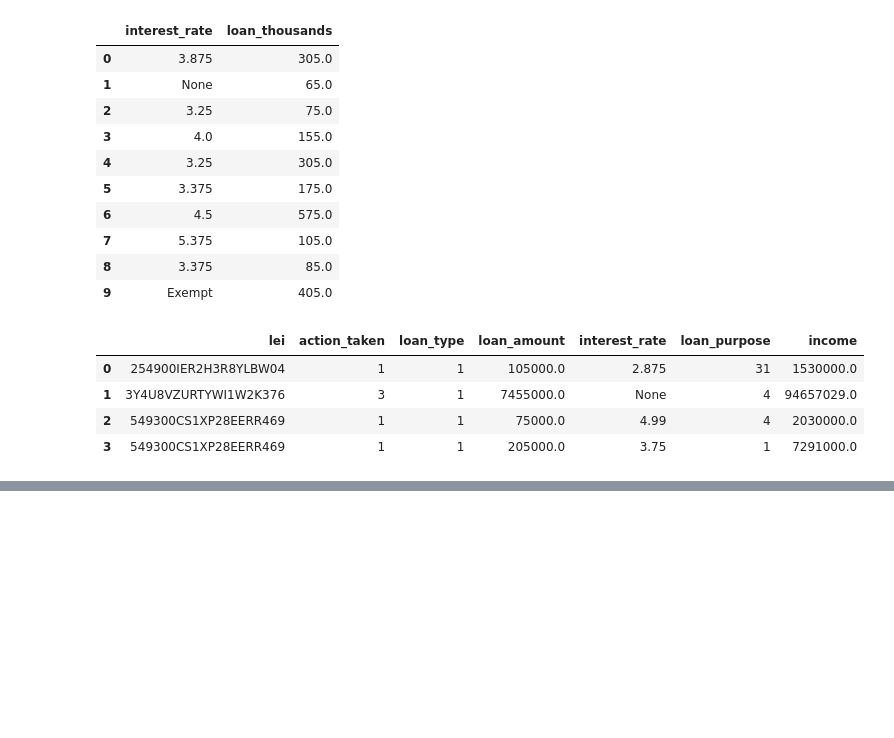
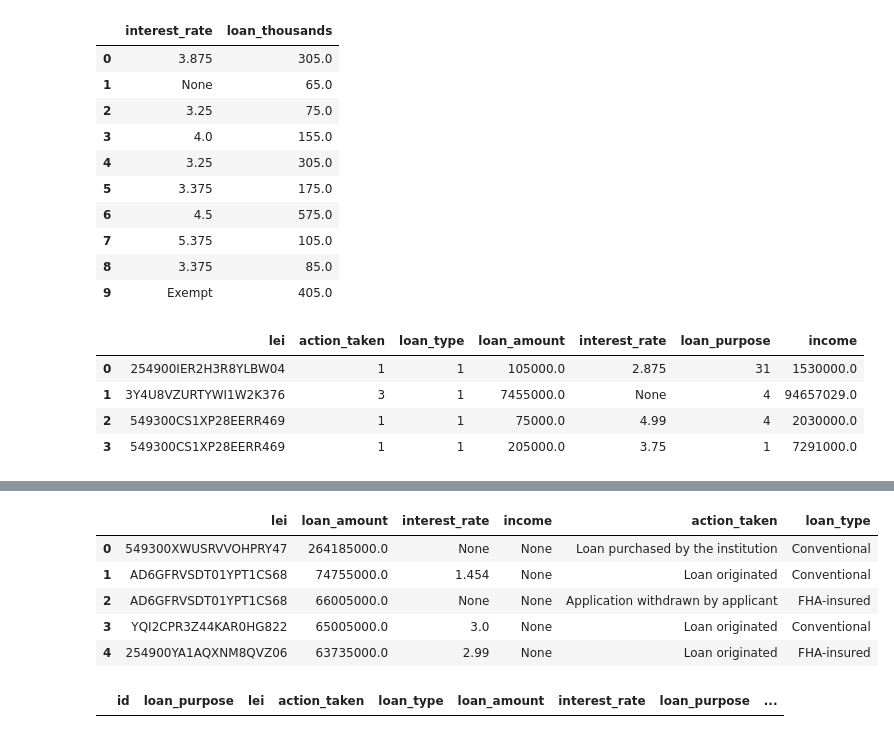
Before and after one commit to cs544-wisc/s23, a Jupyter notebook: lec/15-sql/demo.ipynb, the cells around one changed output, grey strips where cells are left out. Saved outputs shown, nothing was run; the diff lists cells and outputs as text; code cells hidden in the pictures; blank space fills up the shorter version.

```diff
--- a/lec/15-sql/demo.ipynb
+++ b/lec/15-sql/demo.ipynb
@@ -157,0 +168,16 @@ WHERE income >= 1000000
+# %%
+pd.read_sql(text("""
+SELECT lei, loan_amount, interest_rate, income, actions.action_taken, loan_type.loan_type
+FROM loans
+INNER JOIN actions ON loans.action_taken = actions.id
+INNER JOIN loan_type ON loans.loan_type = loan_type.id
+ORDER BY loan_amount DESC
+LIMIT 5
+"""), conn)
+# %% [output]
+|  | lei | loan_amount | interest_rate | income | action_taken | loan_type |
+| 0 | 549300XWUSRVVOHPRY47 | 264185000.0 | None | None | Loan purchased by the institution | Conventional |
+| 1 | AD6GFRVSDT01YPT1CS68 | 74755000.0 | 1.454 | None | Loan originated | Conventional |
+| 2 | AD6GFRVSDT01YPT1CS68 | 66005000.0 | None | None | Application withdrawn by applicant | FHA-insured |
+| 3 | YQI2CPR3Z44KAR0HG822 | 65005000.0 | 3.0 | None | Loan originated | Conventional |
+| 4 | 254900YA1AQXNM8QVZ06 | 63735000.0 | 2.99 | None | Loan originated | FHA-insured |
@@ -157,0 +186,9 @@ WHERE income >= 1000000
+# %%
+pd.read_sql(text("""
+SELECT *
+FROM purposes
+LEFT JOIN loans ON purposes.id = loans.loan_purpose
+WHERE loans.loan_purpose IS NULL
+"""), conn)
+# %% [output]
+|  | id | loan_purpose | lei | action_taken | loan_type | loan_amount | interest_rate | loan_purpose | ... |
```
Also changed, not shown: parts of 30 cells of this notebook.
